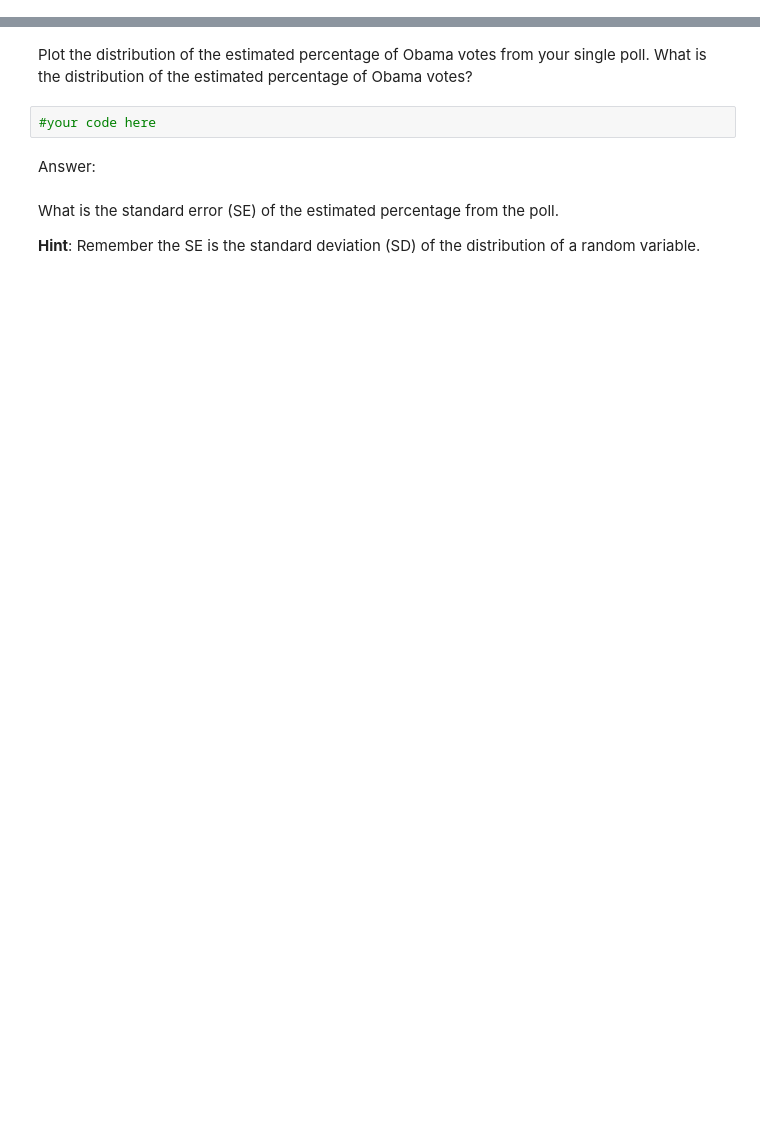
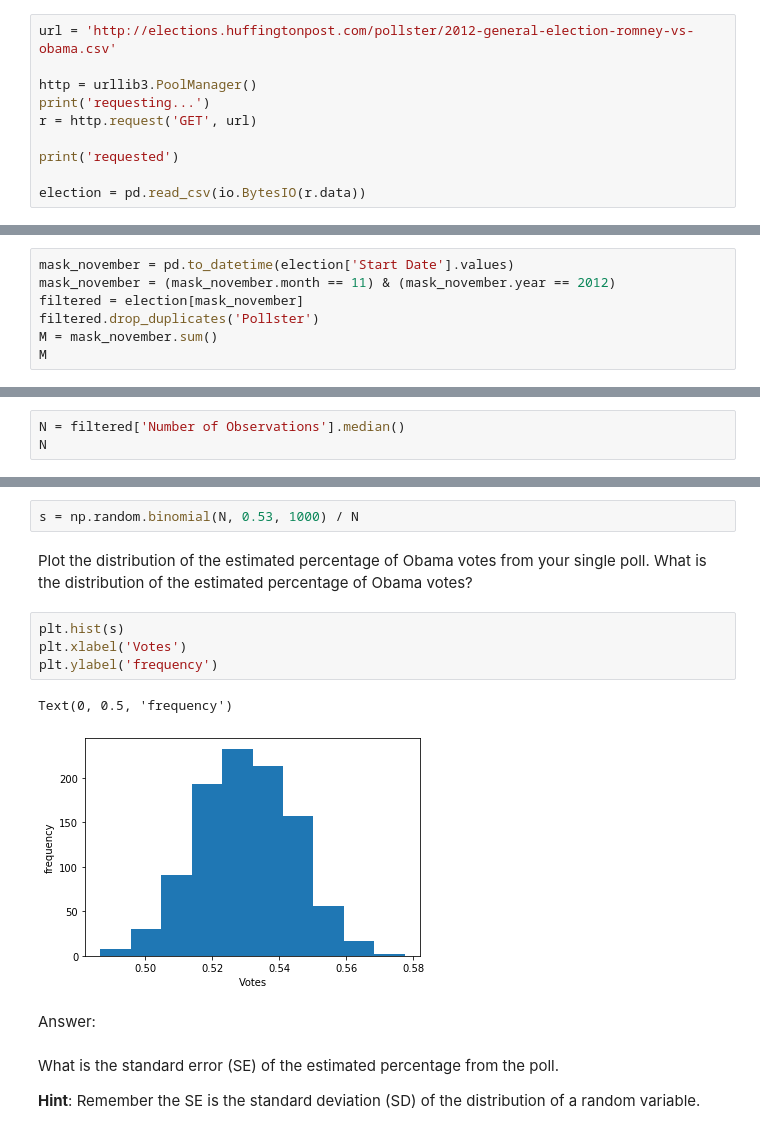
Before and after one commit to Daniel-Moreira/2015, a Jupyter notebook: HW/HW2.ipynb, the cells around one changed output, grey strips where cells are left out. Cells and saved outputs as stored; diff of their text form; blank space fills up the shorter version.

```diff
--- a/HW/HW2.ipynb
+++ b/HW/HW2.ipynb
@@ -248,0 +247,10 @@ Read in the polls from the [2012 Presidential Election: Barack Obama vs Mitt Rom
+# %%
+url = 'http://elections.huffingtonpost.com/pollster/2012-general-election-romney-vs-obama.csv'
+
+http = urllib3.PoolManager()
+print('requesting...')
+r = http.request('GET', url)
+
+print('requested')
+
+election = pd.read_csv(io.BytesIO(r.data))
@@ -258,0 +275,7 @@ How many polls were conducted in November? Define this number as M.
+# %%
+mask_november = pd.to_datetime(election['Start Date'].values)
+mask_november = (mask_november.month == 11) & (mask_november.year == 2012)
+filtered = election[mask_november]
+filtered.drop_duplicates('Pollster')
+M = mask_november.sum()
+M
@@ -264,0 +288,3 @@ What was the median of the number of observations in the November polls? Define
+# %%
+N = filtered['Number of Observations'].median()
+N
@@ -281,7 +310,14 @@ Now, perform a Monte Carlo simulation to obtain the estimated percentage of Obam
+# %%
+s = np.random.binomial(N, 0.53, 1000) / N
 # %% [markdown]
 Plot the distribution of the estimated percentage of Obama votes from your single poll. What is the distribution of the estimated percentage of Obama votes?
-# %%
-#your code here
+# %%
+plt.hist(s)
+plt.xlabel('Votes')
+plt.ylabel('frequency')
+# %% [output]
+Text(0, 0.5, 'frequency')
+[figure, added]
 # %% [markdown]
 Answer:
 # %% [markdown]
```
Also changed, not shown: parts of 37 cells of this notebook.
